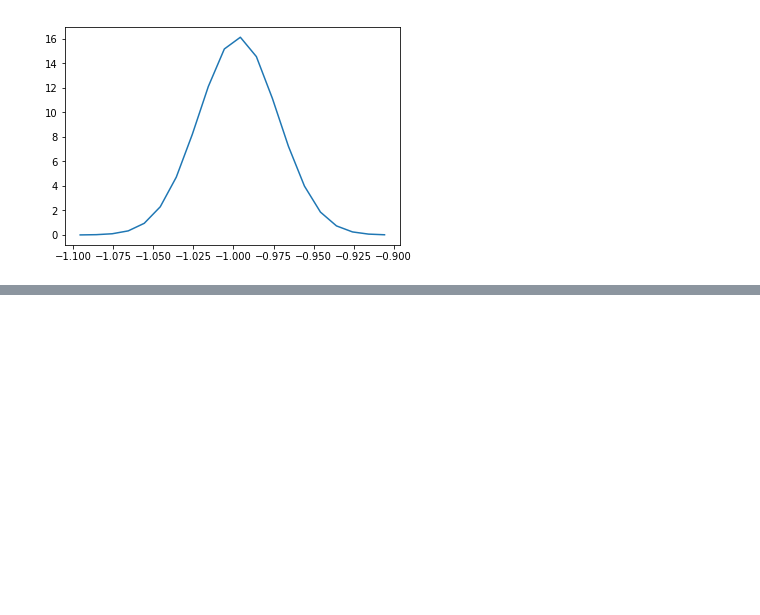
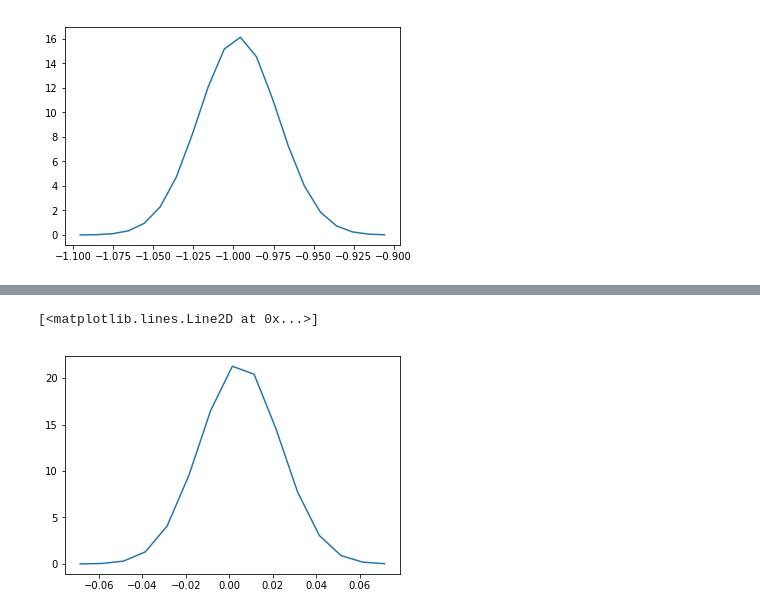
Before and after one commit to soyaoki/Analysis-of-Acceleration, a Jupyter notebook: anayze_all.ipynb, the cells around one changed output, grey strips where cells are left out. Cells and saved outputs as stored; diff of their text form; code cells hidden in the pictures; blank space fills up the shorter version.

```diff
--- a/anayze_all.ipynb
+++ b/anayze_all.ipynb
@@ -123,0 +195,5 @@ plt.plot(X_nd,Y_nd)
+# %%
+plt.plot(X_nd,Y_nd)
+# %% [output]
+[<matplotlib.lines.Line2D at 0x...>]
+[figure, added]
```
Also changed, not shown: parts of 20 cells of this notebook.
